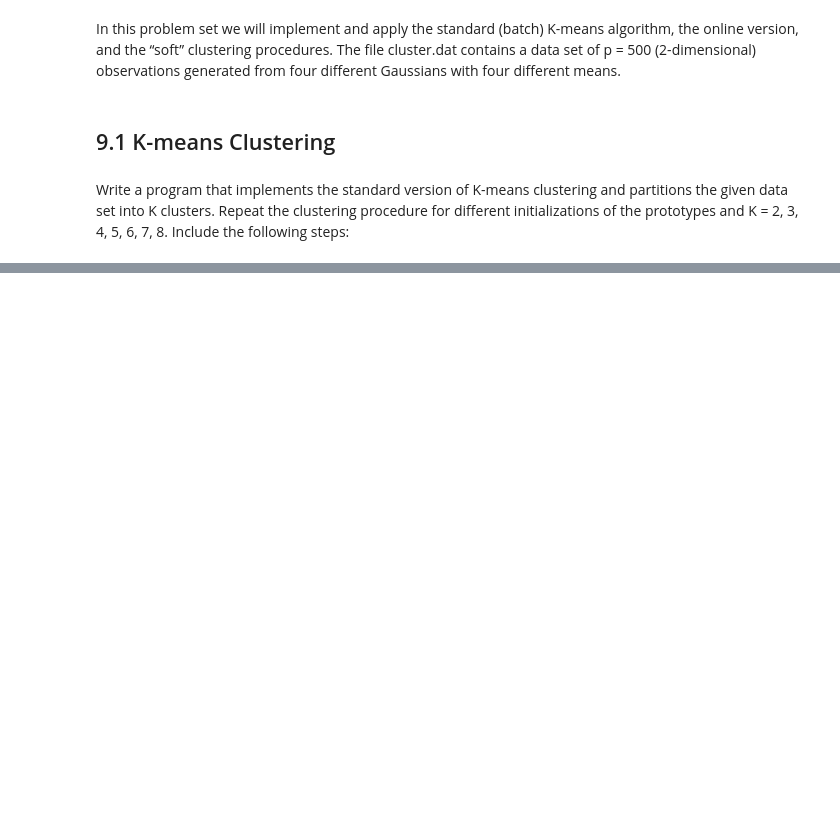
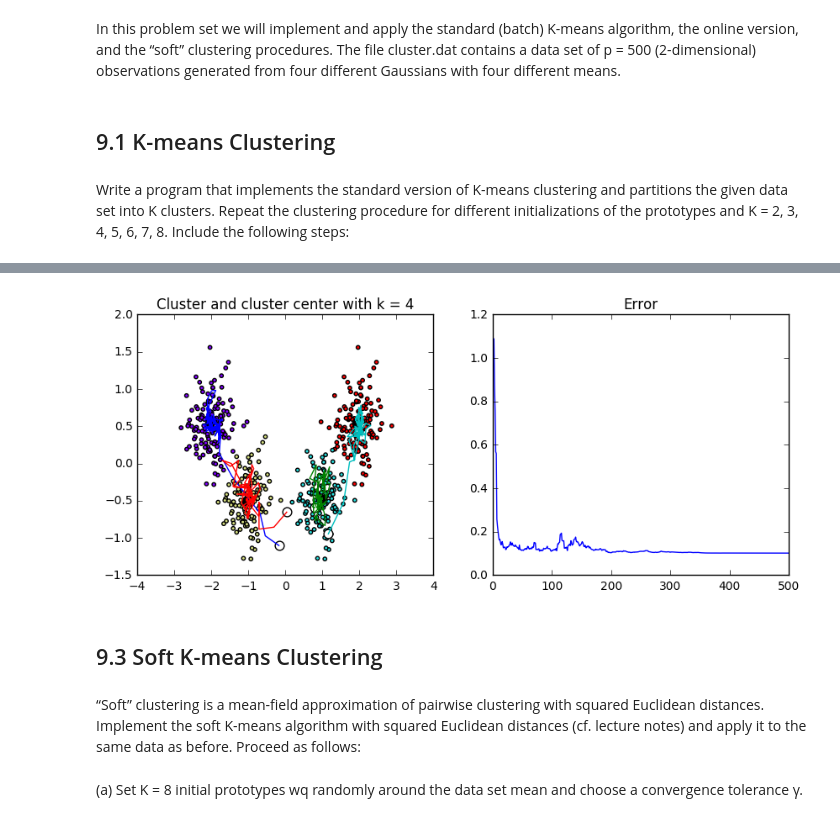
Before and after one commit to feifeizhuge/mi2, a Jupyter notebook: ex09/sheet09.ipynb, the cells around one changed output, grey strips where cells are left out. Cells and saved outputs as stored; diff of their text form; code cells hidden in the pictures; blank space fills up the shorter version.

```diff
--- a/ex09/sheet09.ipynb
+++ b/ex09/sheet09.ipynb
@@ -148,0 +212,26 @@ mmm
+# %%
+#plot final
+plt.figure(figsize=(10,4))
+ite = 0
+for k in K:
+    colors = cm.rainbow(np.linspace(0, 1, k))
+    category = np.dot(M[ite],colors)
+    plt.subplot(1,2,2*ite+1)
+    plt.scatter(dat[0],dat[1],10,category)
+    plt.scatter(W[ite][0],W[ite][1], 60, c='black')
+    plt.scatter(W1[ite][0],W1[ite][1], 60, c='white')
+    for i in range(k):
+        plt.plot(Line[ite][:,0,i],Line[ite][:,1,i])
+    plt.title('Cluster and cluster center with k = %i'%k )
+    plt.subplot(1,2,2*ite+2)
+    plt.plot(np.arange(t_max),Err[ite])
+    plt.title('Error' )
+    ite +=1
+# %% [output]
+[figure, added]
+# %% [markdown]
+## 9.3 Soft K-means Clustering
+# %% [markdown]
+“Soft” clustering is a mean-field approximation of pairwise clustering with squared Euclidean distances. Implement the soft K-means algorithm with squared Euclidean distances (cf. lecture notes) and apply it to the same data as before. Proceed as follows:
+# %% [markdown]
+(a) Set K = 8 initial prototypes wq randomly around the data set mean and choose a convergence tolerance γ.
```
Also changed, not shown: parts of 30 cells of this notebook, 1 other file.
